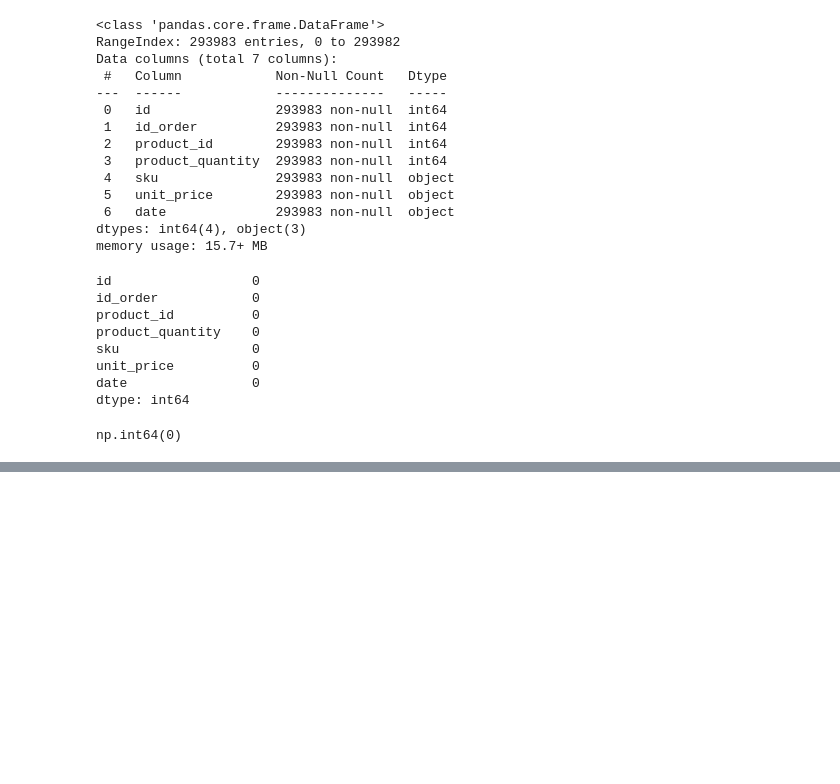
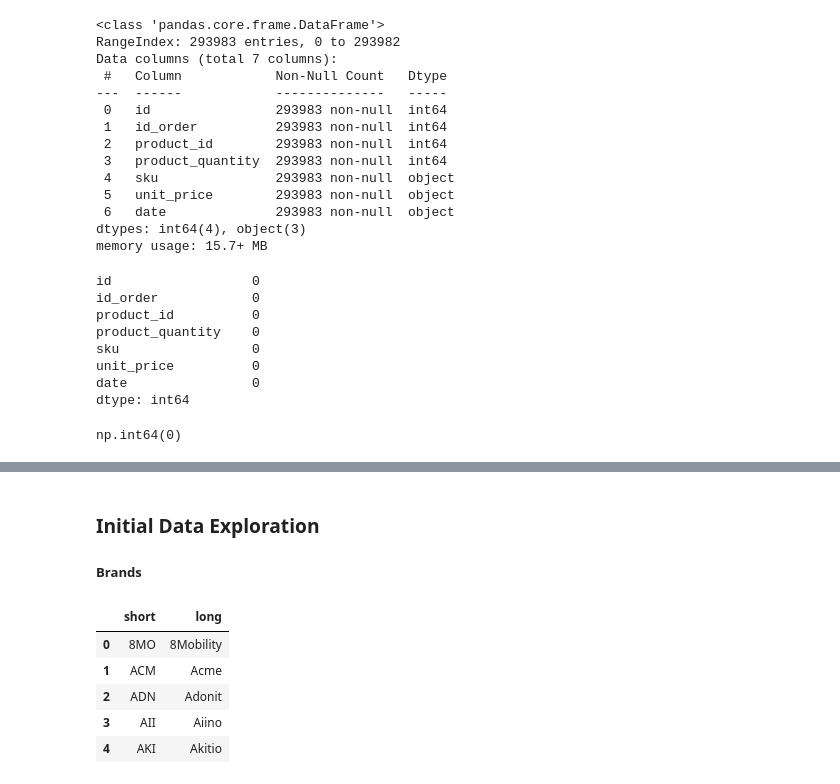
Before and after one commit to yazdan0101/ENIAC-discounts-strategy, a Jupyter notebook: notebooks/analysis.ipynb, the cells around one changed output, grey strips where cells are left out. Saved outputs shown, nothing was run; the diff lists cells and outputs as text; code cells hidden in the pictures; blank space fills up the shorter version.

Commit message:
initial brands data exploration

```diff
--- a/notebooks/analysis.ipynb
+++ b/notebooks/analysis.ipynb
@@ -243,0 +264,12 @@ np.int64(0)
+# %% [markdown]
+### Initial Data Exploration
+##### Brands
+# %%
+brands_df.head(5)
+# %% [output]
+|  | short | long |
+| 0 | 8MO | 8Mobility |
+| 1 | ACM | Acme |
+| 2 | ADN | Adonit |
+| 3 | AII | Aiino |
+| 4 | AKI | Akitio |
```
Also changed, not shown: parts of 10 cells of this notebook.
